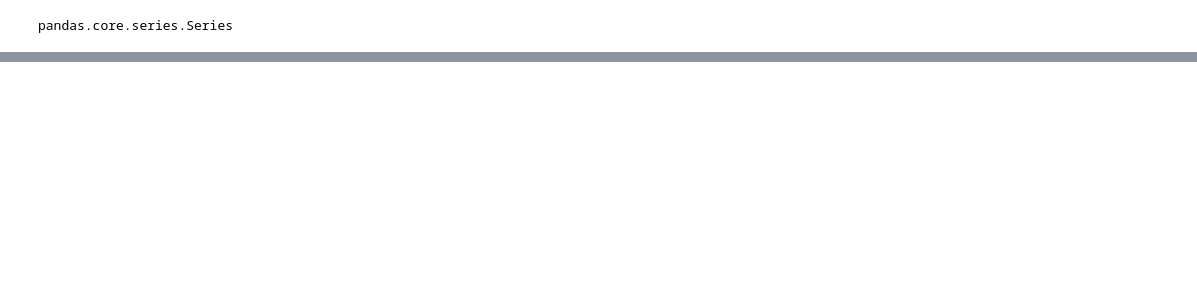
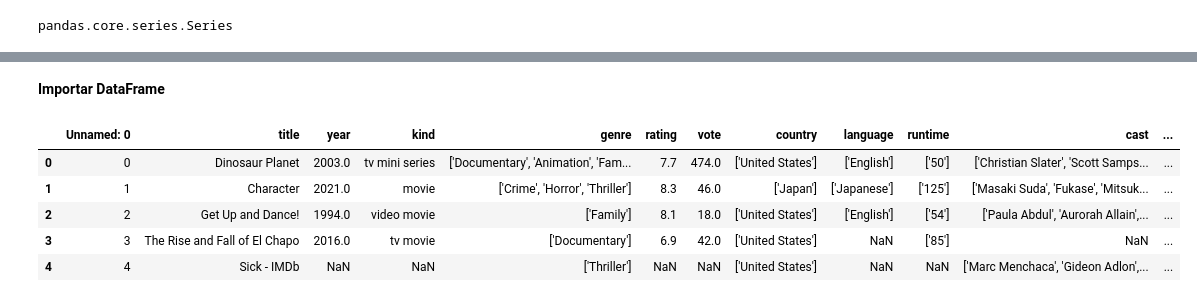
Before and after one commit to heliogald/Projeto-Python-Data-Science-and-Machine-Learning, a Jupyter notebook: jupyter/Untitled.ipynb, the cells around one changed output, grey strips where cells are left out. Cells and saved outputs as stored; diff of their text form; code cells hidden in the pictures; blank space fills up the shorter version.

```diff
--- a/jupyter/Untitled.ipynb
+++ b/jupyter/Untitled.ipynb
@@ -20,0 +394,12 @@ pandas.core.series.Series
+# %% [markdown]
+**Importar DataFrame**
+# %%
+df = pd.read_csv("netflix_titles.csv", sep=',')
+df.head()
+# %% [output]
+|  | Unnamed: 0 | title | year | kind | genre | rating | vote | country | language | runtime | cast | ... |
+| 0 | 0 | Dinosaur Planet | 2003.0 | tv mini series | ['Documentary', 'Animation', 'Fam... | 7.7 | 474.0 | ['United States'] | ['English'] | ['50'] | ['Christian Slater', 'Scott Samps... | ... |
+| 1 | 1 | Character | 2021.0 | movie | ['Crime', 'Horror', 'Thriller'] | 8.3 | 46.0 | ['Japan'] | ['Japanese'] | ['125'] | ['Masaki Suda', 'Fukase', 'Mitsuk... | ... |
+| 2 | 2 | Get Up and Dance! | 1994.0 | video movie | ['Family'] | 8.1 | 18.0 | ['United States'] | ['English'] | ['54'] | ['Paula Abdul', 'Aurorah Allain',... | ... |
+| 3 | 3 | The Rise and Fall of El Chapo | 2016.0 | tv movie | ['Documentary'] | 6.9 | 42.0 | ['United States'] | NaN | ['85'] | NaN | ... |
+| 4 | 4 | Sick - IMDb | NaN | NaN | ['Thriller'] | NaN | NaN | ['United States'] | NaN | NaN | ['Marc Menchaca', 'Gideon Adlon',... | ... |
```
Also changed, not shown: parts of 68 cells of this notebook, 17 other files.
